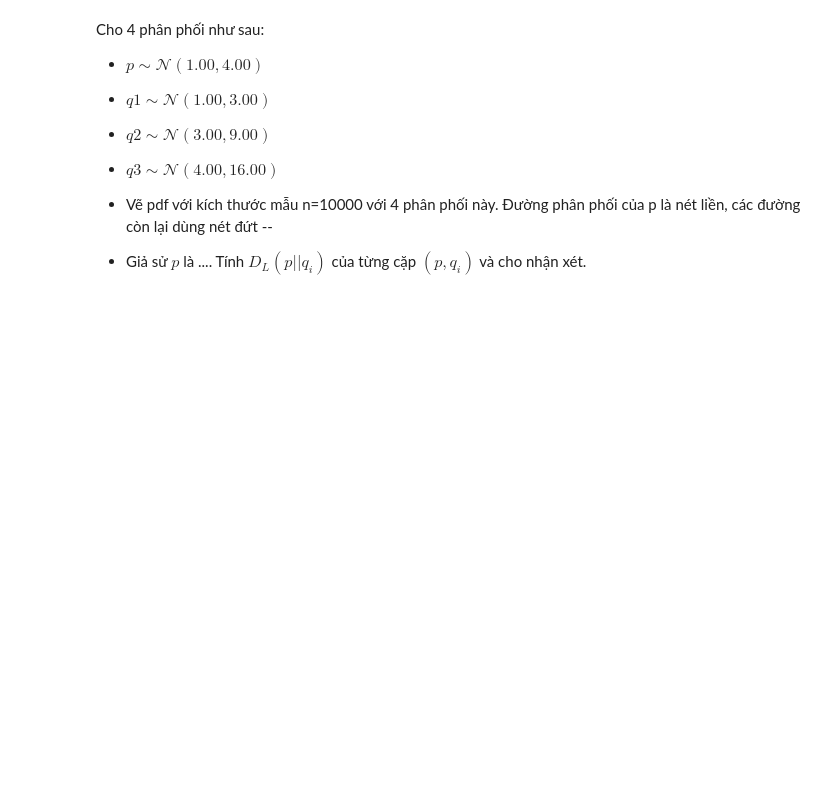
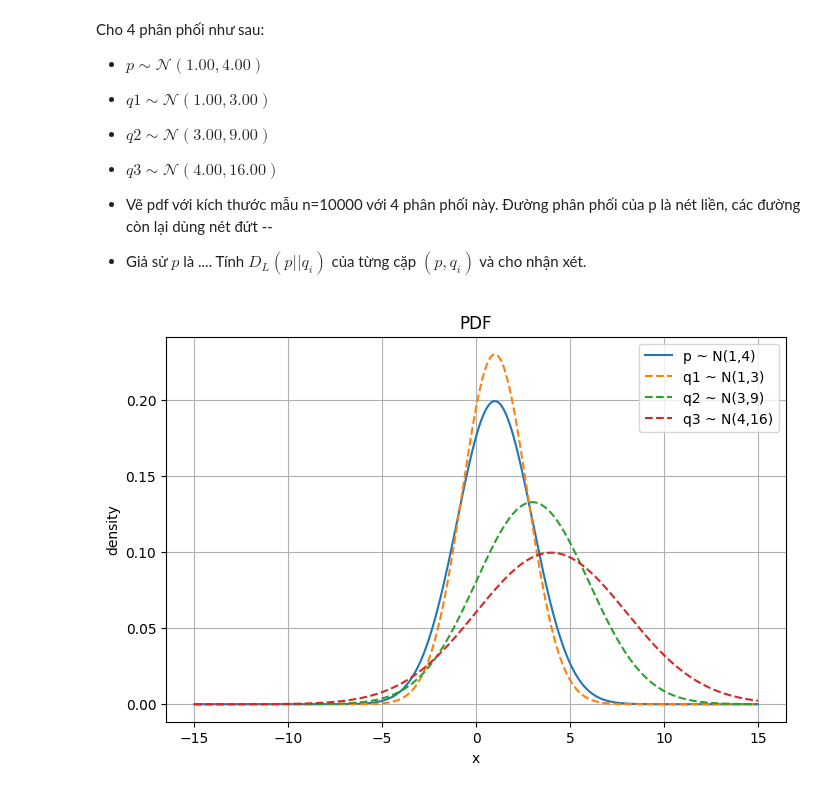
Before and after one commit to tano-dev/Pattern-Recognition-and-Machine-Learning, a Jupyter notebook: Week 4/Pattern_Recognition_Chapter2_Q.ipynb, the cells around one changed output. Cells and saved outputs as stored; diff of their text form; code cells hidden in the pictures; blank space fills up the shorter version.

```diff
--- a/Week 4/Pattern_Recognition_Chapter2_Q.ipynb
+++ b/Week 4/Pattern_Recognition_Chapter2_Q.ipynb
@@ -549,25 +576,27 @@ mu_q2, var_q2 = 3.00, 9.00
 mu_q3, var_q3 = 4.00, 16.00
 
 # Tính từng cặp sigma
-sigma_p = 0
-sigma_q1 = 0
-sigma_q2 = 0
-sigma_q3 = 0
+sigma_p = np.sqrt(var_p)
+sigma_q1 = np.sqrt(var_q1)
+sigma_q2 = np.sqrt(var_q2)
+sigma_q3 = np.sqrt(var_q3)
 # %%
-# x_vals = np.linspace(-15, 15, 500)
+x_vals = np.linspace(-15, 15, 500)
 
-# plt.figure(figsize=(8,5))
-# plt.plot(x_vals, norm.pdf(x_vals, loc=mu_p, scale=sigma_p), label="p ~ N(1,4)")
-# plt.plot(x_vals, norm.pdf(x_vals, loc=mu_q1, scale=sigma_q1), label="q1 ~ N(1,3)", linestyle = 'dashed')
-# plt.plot(x_vals, norm.pdf(x_vals, loc=mu_q2, scale=sigma_q2), label="q2 ~ N(3,9)", linestyle = 'dashed')
-# plt.plot(x_vals, norm.pdf(x_vals, loc=mu_q3, scale=sigma_q3), label="q3 ~ N(4,16)", linestyle = 'dashed')
+plt.figure(figsize=(8,5))
+plt.plot(x_vals, norm.pdf(x_vals, loc=mu_p, scale=sigma_p), label="p ~ N(1,4)")
+plt.plot(x_vals, norm.pdf(x_vals, loc=mu_q1, scale=sigma_q1), label="q1 ~ N(1,3)", linestyle = 'dashed')
+plt.plot(x_vals, norm.pdf(x_vals, loc=mu_q2, scale=sigma_q2), label="q2 ~ N(3,9)", linestyle = 'dashed')
+plt.plot(x_vals, norm.pdf(x_vals, loc=mu_q3, scale=sigma_q3), label="q3 ~ N(4,16)", linestyle = 'dashed')
 
-# plt.title("PDF")
-# plt.xlabel("x")
-# plt.ylabel("density")
-# plt.legend()
-# plt.grid(True)
-# plt.show()
+plt.title("PDF")
+plt.xlabel("x")
+plt.ylabel("density")
+plt.legend()
+plt.grid(True)
+plt.show()
+# %% [output]
+[figure, added]
 # %%
 def KL(mu_p, sigma_p_sq, mu_q, sigma_q_sq):
     # Tính KL dựa trên công thức bên trên
```
Also changed, not shown: parts of 22 cells of this notebook.
